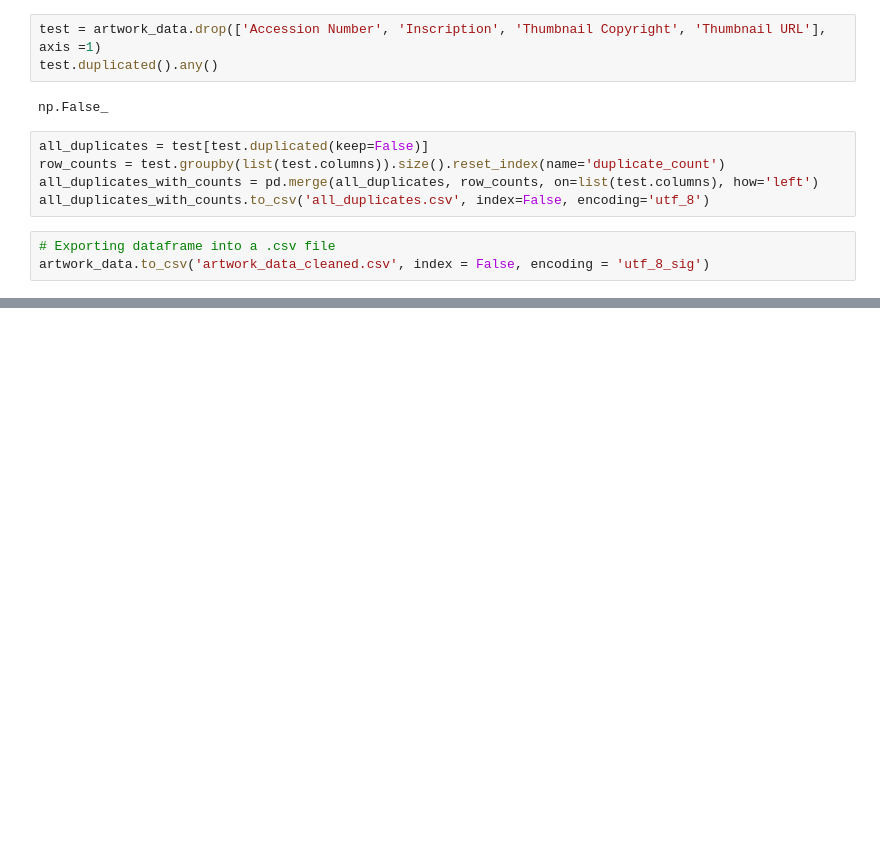
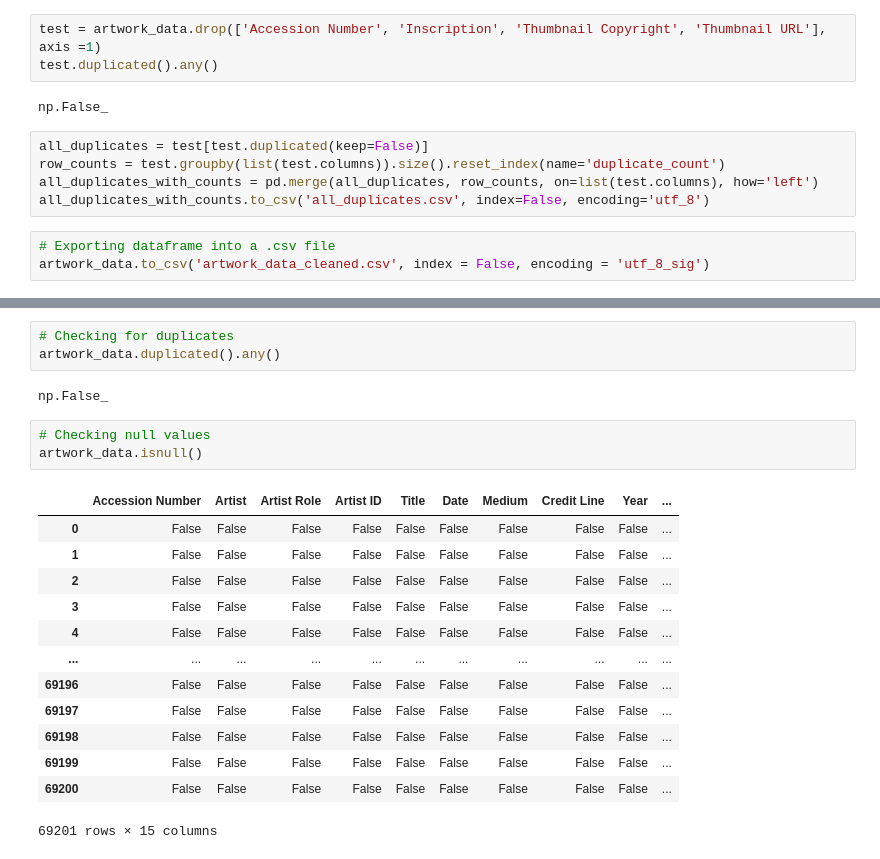
Before and after one commit to omar-mohamed-azab/Polimi-Data-and-Information-Quality-Project, a Jupyter notebook: src/Project.ipynb, the cells around one changed output, grey strips where cells are left out. Drawn from its saved outputs; the diff is of its cells as text; blank space fills up the shorter version.

```diff
--- a/src/Project.ipynb
+++ b/src/Project.ipynb
@@ -324,0 +341,22 @@ candidate_links
+# %%
+# Checking for duplicates
+artwork_data.duplicated().any()
+# %% [output]
+np.False_
+# %%
+# Checking null values
+artwork_data.isnull()
+# %% [output]
+|  | Accession Number | Artist | Artist Role | Artist ID | Title | Date | Medium | Credit Line | Year | ... |
+| 0 | False | False | False | False | False | False | False | False | False | ... |
+| 1 | False | False | False | False | False | False | False | False | False | ... |
+| 2 | False | False | False | False | False | False | False | False | False | ... |
+| 3 | False | False | False | False | False | False | False | False | False | ... |
+| 4 | False | False | False | False | False | False | False | False | False | ... |
+| ... | ... | ... | ... | ... | ... | ... | ... | ... | ... | ... |
+| 69196 | False | False | False | False | False | False | False | False | False | ... |
+| 69197 | False | False | False | False | False | False | False | False | False | ... |
+| 69198 | False | False | False | False | False | False | False | False | False | ... |
+| 69199 | False | False | False | False | False | False | False | False | False | ... |
+| 69200 | False | False | False | False | False | False | False | False | False | ... |
+69201 rows × 15 columns
```
Also changed, not shown: parts of 20 cells of this notebook.
